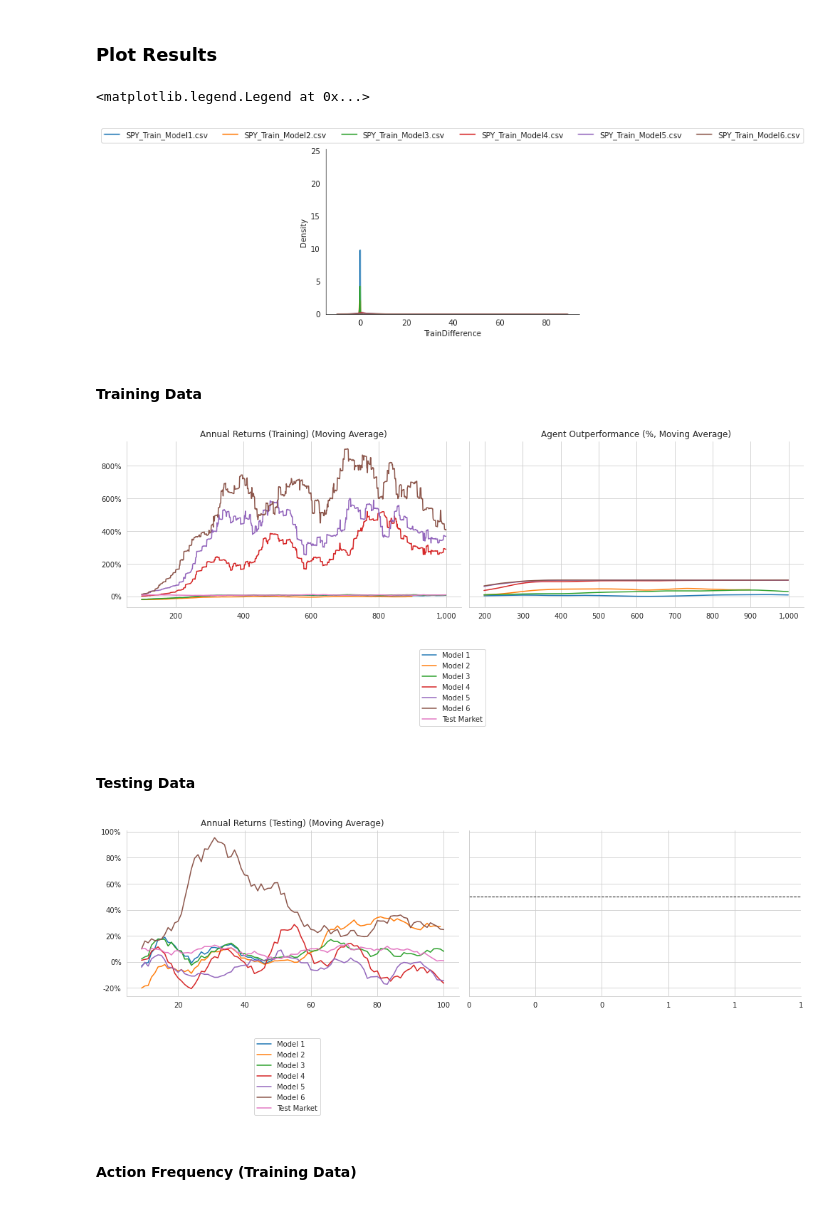
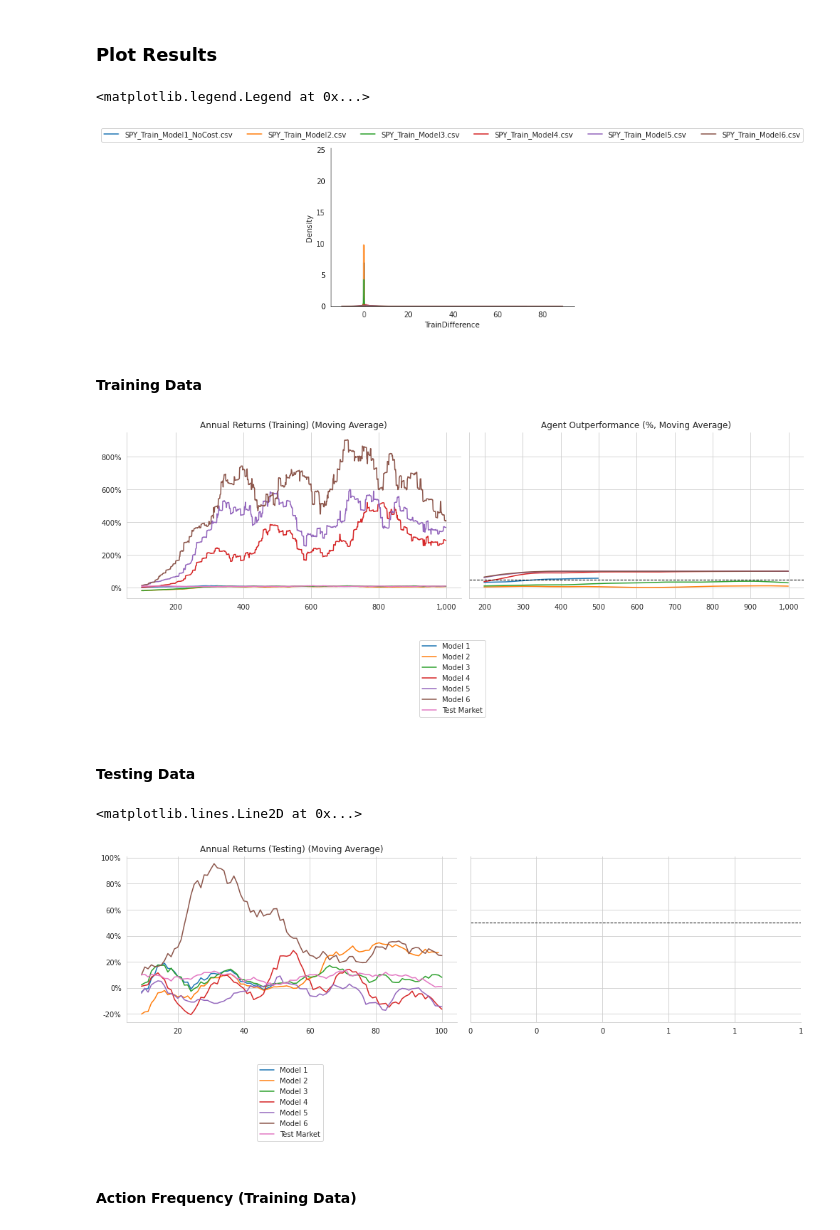
Before and after one commit to Switzerland-MQP-2022/DDQN-Model-Complexity-Analysis, a Jupyter notebook: Model/visualization.ipynb, the cells around one changed output. Saved outputs shown, nothing was run; the diff lists cells and outputs as text; code cells hidden in the pictures.

```diff
--- a/Model/visualization.ipynb
+++ b/Model/visualization.ipynb
@@ -40,8 +29,8 @@ def format_time(t):
 # %%
 # Compile results
 
-file_list = [
-             'results/trading_bot/SPY_Train_Model1.csv',
+spy_file_list = [
+             'results/trading_bot/SPY_Train_Model1_NoCost.csv',
              'results/trading_bot/SPY_Train_Model2.csv',
              'results/trading_bot/SPY_Train_Model3.csv',
              'results/trading_bot/SPY_Train_Model4.csv',
@@ -49,8 +38,8 @@ file_list = [
              'results/trading_bot/SPY_Train_Model6.csv'
             ]
 
-test_file_list = [
-                  'results/trading_bot/SimpleNoCost_Test.csv',
+spy_test_file_list = [
+                  'results/trading_bot/SPY_Test_Model1_NoCost.csv',
                   'results/trading_bot/SPY_Test_Model2.csv',
                   'results/trading_bot/SPY_Test_Model3.csv',
                   'results/trading_bot/SPY_Test_Model4.csv',
@@ -58,37 +47,37 @@ test_file_list = [
                   'results/trading_bot/SPY_Test_Model6.csv'
                  ]
 
-results_list = [pd.read_csv(file) for file in file_list]
-test_results_list = [pd.read_csv(file) for file in test_file_list]
+spy_results_list = [pd.read_csv(file) for file in spy_file_list]
+spy_test_results_list = [pd.read_csv(file) for file in spy_test_file_list]
 
-local_files = [file.split('/')[-1] for file in file_list]
-test_local_files = [file.split('/')[-1] for file in test_file_list]
+spy_local_files = [file.split('/')[-1] for file in spy_file_list]
+spy_test_local_files = [file.split('/')[-1] for file in spy_test_file_list]
 
-labels = ['Model 1', 'Model 2', 'Model 3', 'Model 4', 'Model 5', 'Model 6', 'Test Market']
+spy_labels = ['Model 1', 'Model 2', 'Model 3', 'Model 4', 'Model 5', 'Model 6', 'Test Market']
 # %% [markdown]
 ### Plot Results
 # %%
 # Plot density histogram
 with sns.axes_style('white'):
-    for results in results_list:
+    for results in spy_results_list:
         sns.distplot(results.TrainDifference)
         sns.despine()
 
 # Put legend above graph
-plt.legend(local_files, loc="upper center", bbox_to_anchor=(0.5, 1.15), ncol=len(file_list))
+plt.legend(spy_local_files, loc="upper center", bbox_to_anchor=(0.5, 1.15), ncol=len(spy_file_list))
 # %% [output]
 <matplotlib.legend.Legend at 0x...>
-[figure, old version]
+[figure, new version]
 # %% [markdown]
 #### Training Data
 # %%
 fig, axes = plt.subplots(ncols=2, figsize=(14, 4), sharey=True)
 
-for r in range(0, len(results_list)):
-    results = results_list[r]
+for r in range(0, len(spy_results_list)):
+    results = spy_results_list[r]
     data = results['TrainAgent']
 
-    if r == len(results_list) - 1:
+    if r == len(spy_results_list) - 1:
         data = results[['TrainAgent','TrainMarket']]
 
     df = (data
@@ -101,8 +90,8 @@ for r in range(0, len(results_list)):
 
 #plt.legend(local_files)
 
-for r in range(0, len(results_list)):
-    results = results_list[r]
+for r in range(0, len(spy_results_list)):
+    results = spy_results_list[r]
 
     df2 = (results['Strategy Wins (%)']
            .div(100)
@@ -112,31 +101,31 @@ for r in range(0, len(results_list)):
     df2.plot(ax=axes[1],
              title='Agent Outperformance (%, Moving Average)')
 
-#fig.legend(labels=local_files + ['TrainMarket'], bbox_to_anchor=(0.27, -0.5), loc='lower center')
-fig.legend(labels=labels, bbox_to_anchor=(0.5, -0.5), loc='lower center')
+#fig.legend(labels=spy_local_files + ['TrainMarket'], bbox_to_anchor=(0.27, -0.5), loc='lower center')
+fig.legend(labels=spy_labels, bbox_to_anchor=(0.5, -0.5), loc='lower center')
 
 for ax in axes:
     ax.yaxis.set_major_formatter(
         FuncFormatter(lambda y, _: '{:.0%}'.format(y)))
     ax.xaxis.set_major_formatter(
         FuncFormatter(lambda x, _: '{:,.0f}'.format(x)))
-#axes[1].axhline(.5, ls='--', c='k', lw=1)
+axes[1].axhline(.5, ls='--', c='k', lw=1)
 
 sns.despine()
 fig.tight_layout()
 #fig.savefig(results_path / 'performance', dpi=300)
 # %% [output]
-[figure, old version]
+[figure, new version]
 # %% [markdown]
 #### Testing Data
 # %%
 fig, axes = plt.subplots(ncols=2, figsize=(14, 4), sharey=True)
 
-for r in range(0, len(test_results_list)):
-    results = test_results_list[r]
+for r in range(0, len(spy_test_results_list)):
+    results = spy_test_results_list[r]
     data = results['TestAgent']
 
-    if r == len(test_results_list) - 1:
+    if r == len(spy_test_results_list) - 1:
         data = results[['TestAgent','TestMarket']]
 
     df = (data
@@ -146,9 +135,11 @@ for r in range(0, len(test_results_list)):
     df.plot(ax=axes[0],
             title='Annual Returns (Testing) (Moving Average)',
             legend='')
+    sns.despine()
+    fig.tight_layout()
 
-#fig.legend(labels=test_local_files + ['TestMarket'], bbox_to_anchor=(0.27, -0.5), loc='lower center')
-fig.legend(labels=labels, bbox_to_anchor=(0.27, -0.5), loc='lower center')
+#fig.legend(labels=spy_test_local_files + ['TestMarket'], bbox_to_anchor=(0.27, -0.5), loc='lower center')
+fig.legend(labels=spy_labels, bbox_to_anchor=(0.27, -0.5), loc='lower center')
 
 
 for ax in axes:
@@ -158,10 +149,9 @@ for ax in axes:
         FuncFormatter(lambda x, _: '{:,.0f}'.format(x)))
 axes[1].axhline(.5, ls='--', c='k', lw=1)
 
-sns.despine()
-fig.tight_layout()
 #fig.savefig(results_path / 'performance', dpi=300)
 # %% [output]
+<matplotlib.lines.Line2D at 0x...>
 [figure]
 # %% [markdown]
 #### Action Frequency (Training Data)
```
Also changed, not shown: parts of 10 cells of this notebook.
